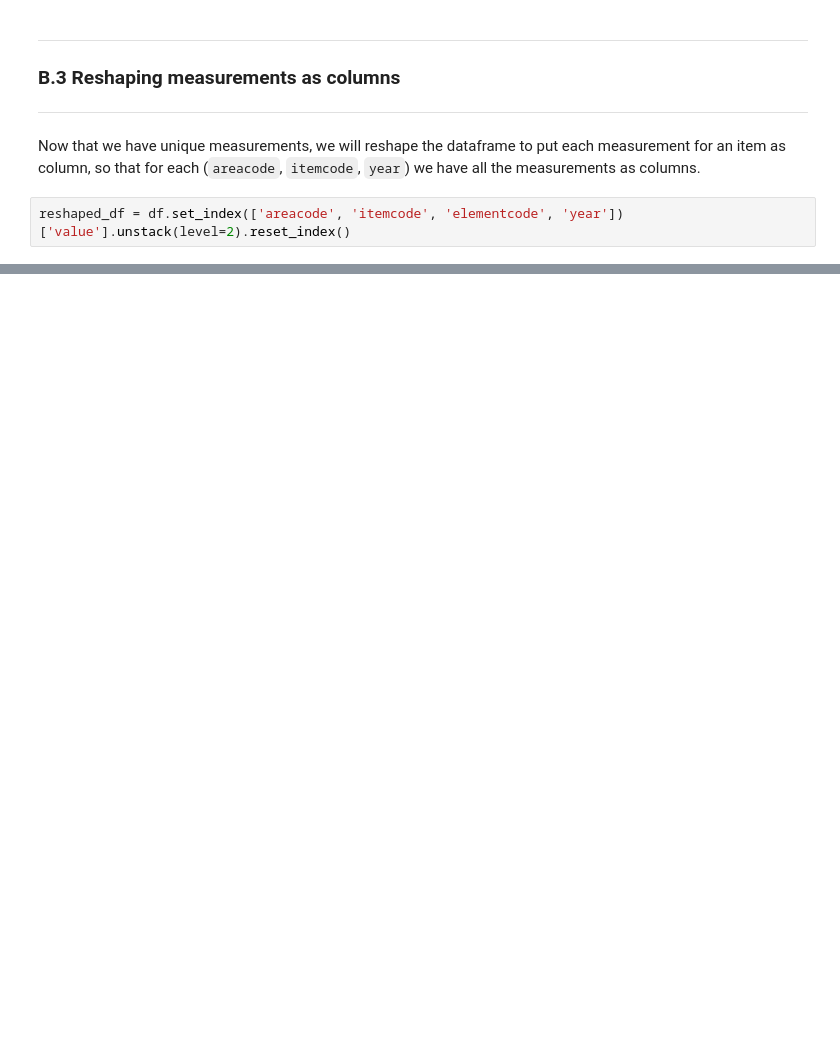
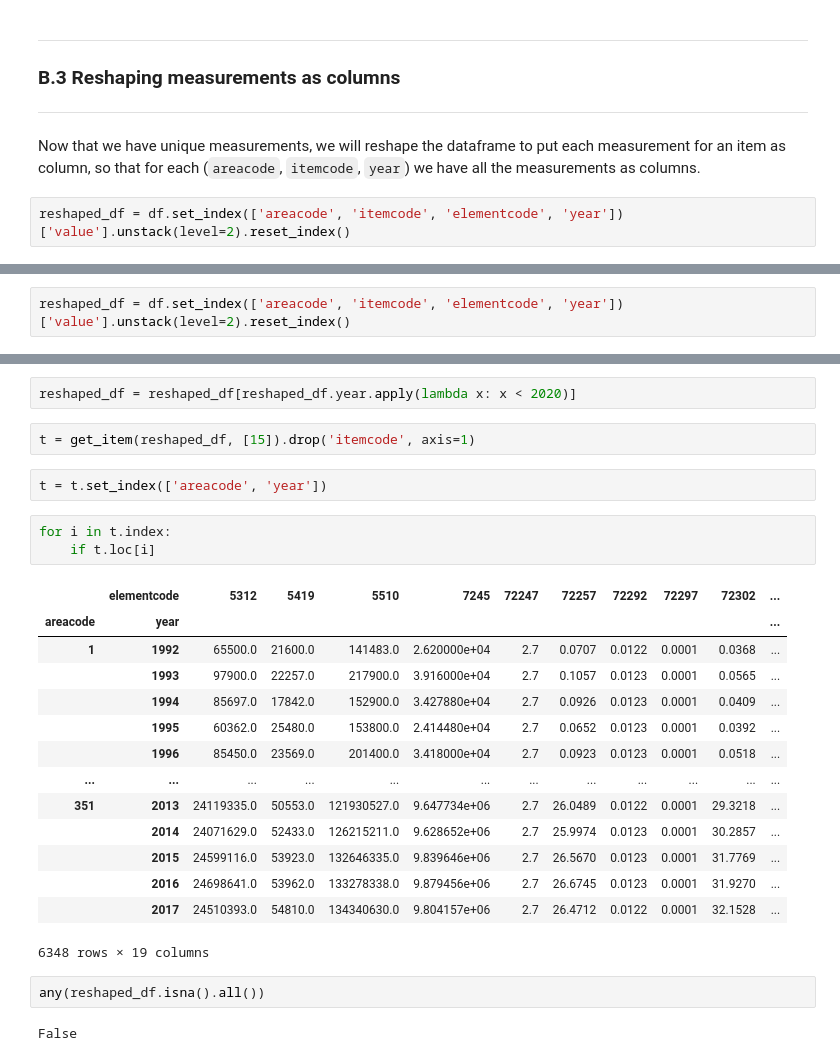
Before and after one commit to ChatPerche/ADA_Project, a Jupyter notebook: Milestone_2.ipynb, the cells around one changed output, grey strips where cells are left out. Saved outputs shown, nothing was run; the diff lists cells and outputs as text; blank space fills up the shorter version.

```diff
--- a/Milestone_2.ipynb
+++ b/Milestone_2.ipynb
@@ -742,0 +652,2 @@ array([  1,   2,   3,   4,   5,   7,   8,   9,  10,  11,  12,  13,  14,
+# %%
+reshaped_df = df.set_index(['areacode', 'itemcode', 'elementcode', 'year'])['value'].unstack(level=2).reset_index()
@@ -742,0 +695,28 @@ array([  1,   2,   3,   4,   5,   7,   8,   9,  10,  11,  12,  13,  14,
+# %%
+reshaped_df = reshaped_df[reshaped_df.year.apply(lambda x: x < 2020)]
+# %%
+t = get_item(reshaped_df, [15]).drop('itemcode', axis=1)
+# %%
+t = t.set_index(['areacode', 'year'])
+# %%
+for i in t.index:
+    if t.loc[i]
+# %% [output]
+|  | elementcode | 5312 | 5419 | 5510 | 7245 | 72247 | 72257 | 72292 | 72297 | 72302 | ... |
+| areacode | year |  |  |  |  |  |  |  |  |  | ... |
+| 1 | 1992 | 65500.0 | 21600.0 | 141483.0 | 2.620000e+04 | 2.7 | 0.0707 | 0.0122 | 0.0001 | 0.0368 | ... |
+|  | 1993 | 97900.0 | 22257.0 | 217900.0 | 3.916000e+04 | 2.7 | 0.1057 | 0.0123 | 0.0001 | 0.0565 | ... |
+|  | 1994 | 85697.0 | 17842.0 | 152900.0 | 3.427880e+04 | 2.7 | 0.0926 | 0.0123 | 0.0001 | 0.0409 | ... |
+|  | 1995 | 60362.0 | 25480.0 | 153800.0 | 2.414480e+04 | 2.7 | 0.0652 | 0.0123 | 0.0001 | 0.0392 | ... |
+|  | 1996 | 85450.0 | 23569.0 | 201400.0 | 3.418000e+04 | 2.7 | 0.0923 | 0.0123 | 0.0001 | 0.0518 | ... |
+| ... | ... | ... | ... | ... | ... | ... | ... | ... | ... | ... | ... |
+| 351 | 2013 | 24119335.0 | 50553.0 | 121930527.0 | 9.647734e+06 | 2.7 | 26.0489 | 0.0122 | 0.0001 | 29.3218 | ... |
+|  | 2014 | 24071629.0 | 52433.0 | 126215211.0 | 9.628652e+06 | 2.7 | 25.9974 | 0.0123 | 0.0001 | 30.2857 | ... |
+|  | 2015 | 24599116.0 | 53923.0 | 132646335.0 | 9.839646e+06 | 2.7 | 26.5670 | 0.0123 | 0.0001 | 31.7769 | ... |
+|  | 2016 | 24698641.0 | 53962.0 | 133278338.0 | 9.879456e+06 | 2.7 | 26.6745 | 0.0123 | 0.0001 | 31.9270 | ... |
+|  | 2017 | 24510393.0 | 54810.0 | 134340630.0 | 9.804157e+06 | 2.7 | 26.4712 | 0.0122 | 0.0001 | 32.1528 | ... |
+6348 rows × 19 columns
+# %%
+any(reshaped_df.isna().all())
+# %% [output]
+False
```
Also changed, not shown: parts of 84 cells of this notebook, 2 other files.
